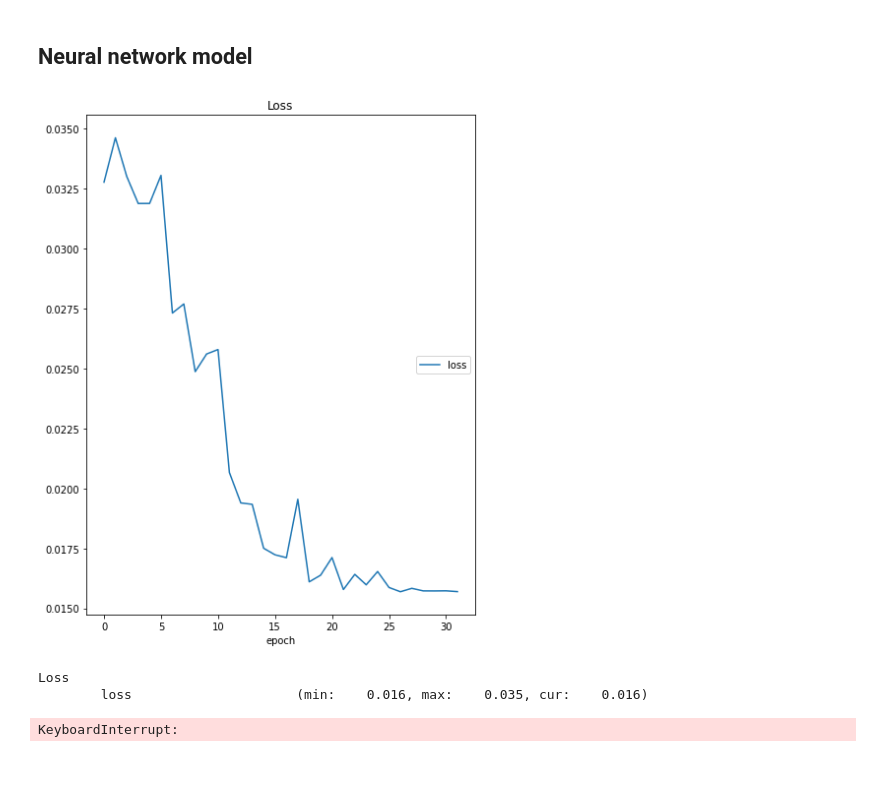
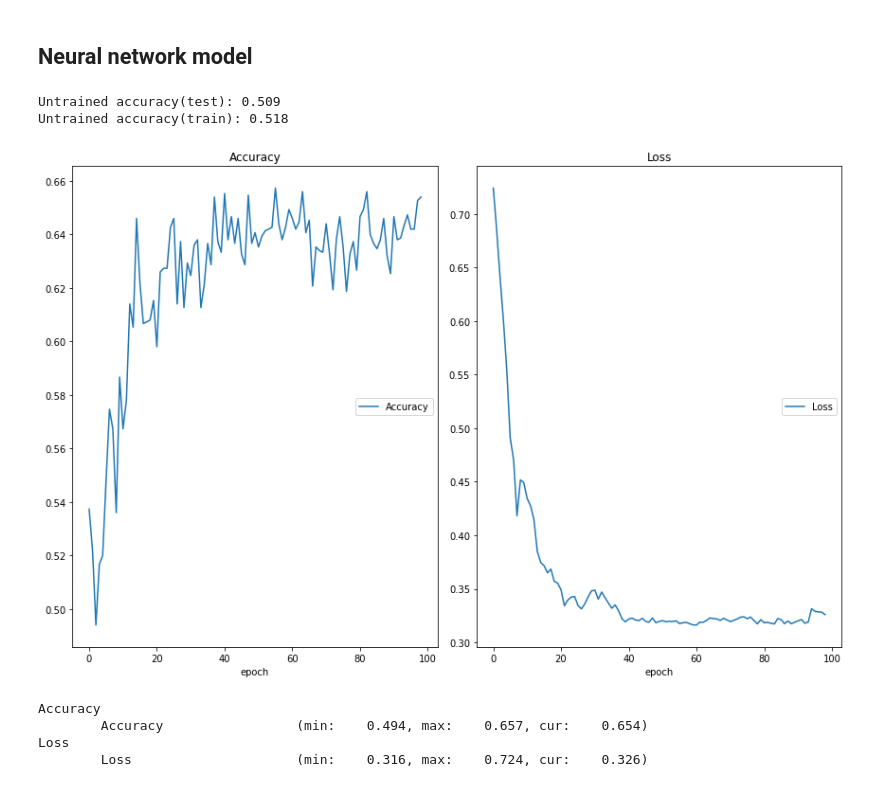
Before and after one commit to 0xf104a/EllipticCurves, a Jupyter notebook: Models.ipynb, the cells around one changed output. Drawn from its saved outputs; the diff is of its cells as text; code cells hidden in the pictures.

```diff
--- a/Models.ipynb
+++ b/Models.ipynb
@@ -36,4 +36,4 @@ Y.shape
 # %% [output]
 (5000,)
 # %%
-X_train, X_test, Y_train, Y_test = train_test_split(X, Y, test_size = 0.2, shuffle = False)
+X_train, X_test, Y_train, Y_test = train_test_split(X, Y, test_size = 0.3, shuffle = True)
@@ -53,52 +70,70 @@ def ma_sampling(x: list, win = 28): # For pretty plots
 ## Neural network model
 # %%
 DATA_SIZE = len(X[0])
-N_EPOCHS = 1000
+N_EPOCHS = 2000
 N_DISPLAY = 20
-SAMPLE_SIZE = 50
+SAMPLE_SIZE = 100
+A=314
+k=4
 model = nn.Sequential(
-        nn.Linear(DATA_SIZE, 128),
+        nn.Linear(DATA_SIZE, A),
+        nn.Dropout(0.1),
         nn.Tanh(),
-        nn.Linear(128, 256),
-        nn.ReLU(),
-        nn.Linear(256, 128),
+        nn.Linear(A, k*A),
+        nn.LeakyReLU(),
+        nn.Linear(k*A, k*A),
+        nn.ELU(),
+        nn.Linear(k*A, k*A),
+        nn.LeakyReLU(),
+        nn.Linear(k*A, A),
         nn.Tanh(),
-        nn.Linear(128, 2),
-        nn.Sigmoid()
+        nn.Linear(A, 2),
+        nn.Softmax()
 )
 criterion = nn.CrossEntropyLoss() # The MOST inconvinient criterion ever!
 optimizer = optim.SGD(model.parameters(), lr=0.01)
+print("Untrained accuracy(test): %.3f"%acc(X_test, Y_test))
+print("Untrained accuracy(train): %.3f"%acc(X_train, Y_train))
+# %% [output]
+Untrained accuracy(test): 0.509
+Untrained accuracy(train): 0.518
 # %%
 losses = []
 plotlosses = PlotLosses()
+avg_loss_lr = 0.0
+avg_accuracy = 0.0
 for i in tnrange(N_EPOCHS):
-    avg_loss_lr = 0.0
     indices = np.random.choice(X_train.shape[0], SAMPLE_SIZE, replace=False)
     sample_x = X_train[indices]
     sample_y = Y_train[indices]
     avg_loss = 0.0
     for j in range(SAMPLE_SIZE):
         x = torch.Tensor(sample_x[j])
         target = torch.Tensor([int(sample_y[j])]).type(torch.LongTensor)
         optimizer.zero_grad()
         output = model(x)
         output = output.reshape((1,2)).float()
         loss = criterion(output, target)
         avg_loss += float(loss)
         loss.backward()
         optimizer.step()
     avg_loss /= SAMPLE_SIZE
     avg_loss_lr += avg_loss
+    #avg_accuracy += acc(X_test, Y_test)
     if i % N_DISPLAY == 0 and i > 0:
         avg_loss_lr /= N_DISPLAY
-        plotlosses.update({"loss": avg_loss_lr})
+        #avg_accuracy /= N_DISPLAY
+        plotlosses.update({"Loss": avg_loss_lr, "Accuracy": acc(X_test, Y_test)})
         plotlosses.send()
+        avg_loss_lr = 0.0
+        avg_accuracy = 0.0
     losses.append(avg_loss)
 # %% [output]
-[figure, old version]
+[figure, new version]
+Accuracy
+        Accuracy                 (min:    0.494, max:    0.657, cur:    0.654)
 Loss
-        loss                     (min:    0.016, max:    0.035, cur:    0.016)
+        Loss                     (min:    0.316, max:    0.724, cur:    0.326)
-KeyboardInterrupt:
 # %%
 plt.plot(ma_sampling(losses))
 plt.show()
```
Also changed, not shown: parts of 9 cells of this notebook.
